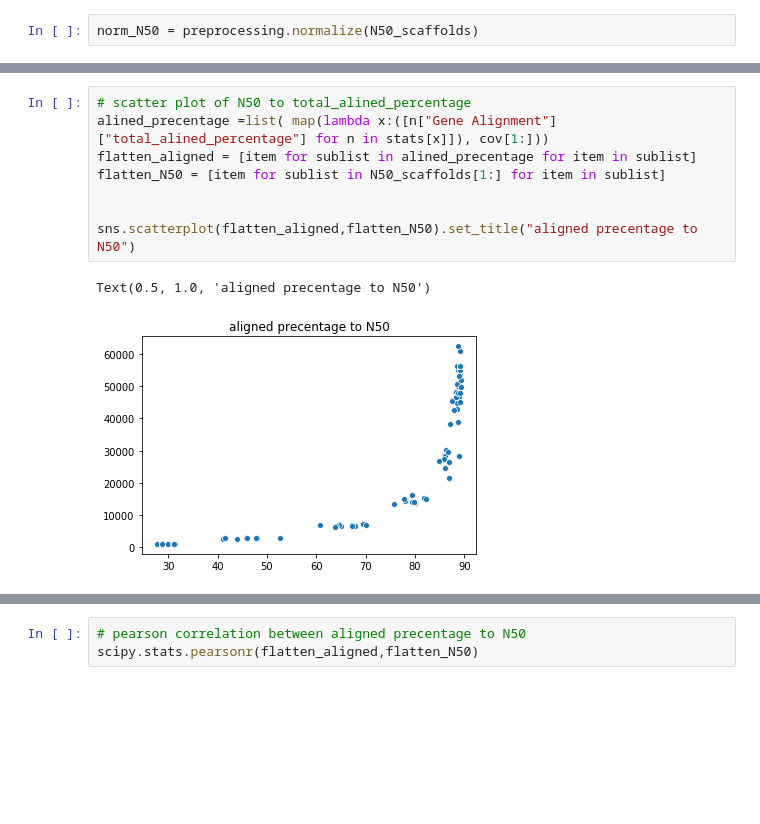
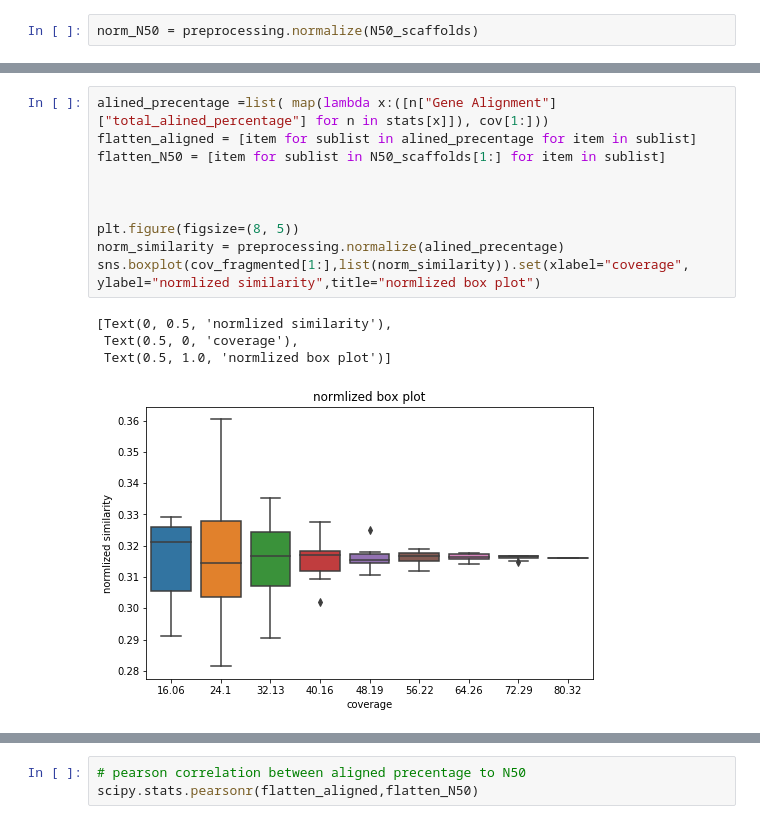
Before and after one commit to roysh1993/bioinformatics_final, a Jupyter notebook: plots_notebook.ipynb, the cells around one changed output, grey strips where cells are left out. Drawn from its saved outputs; the diff is of its cells as text; blank space fills up the shorter version.

```diff
--- a/plots_notebook.ipynb
+++ b/plots_notebook.ipynb
@@ -39,11 +46,15 @@ Text(0.5, 1.0, 'normlized box-plot')
 # %%
-# scatter plot of N50 to total_alined_percentage
 alined_precentage =list( map(lambda x:([n["Gene Alignment"]["total_alined_percentage"] for n in stats[x]]), cov[1:]))
 flatten_aligned = [item for sublist in alined_precentage for item in sublist]
 flatten_N50 = [item for sublist in N50_scaffolds[1:] for item in sublist]
 
 
-sns.scatterplot(flatten_aligned,flatten_N50).set_title("aligned precentage to N50")
+
+plt.figure(figsize=(8, 5))
+norm_similarity = preprocessing.normalize(alined_precentage)
+sns.boxplot(cov_fragmented[1:],list(norm_similarity)).set(xlabel="coverage", ylabel="normlized similarity",title="normlized box plot")
 # %% [output]
-Text(0.5, 1.0, 'aligned precentage to N50')
+[Text(0, 0.5, 'normlized similarity'),
+ Text(0.5, 0, 'coverage'),
+ Text(0.5, 1.0, 'normlized box plot')]
-[figure, old version]
+[figure, new version]
```
Also changed, not shown: parts of 3 cells of this notebook.
